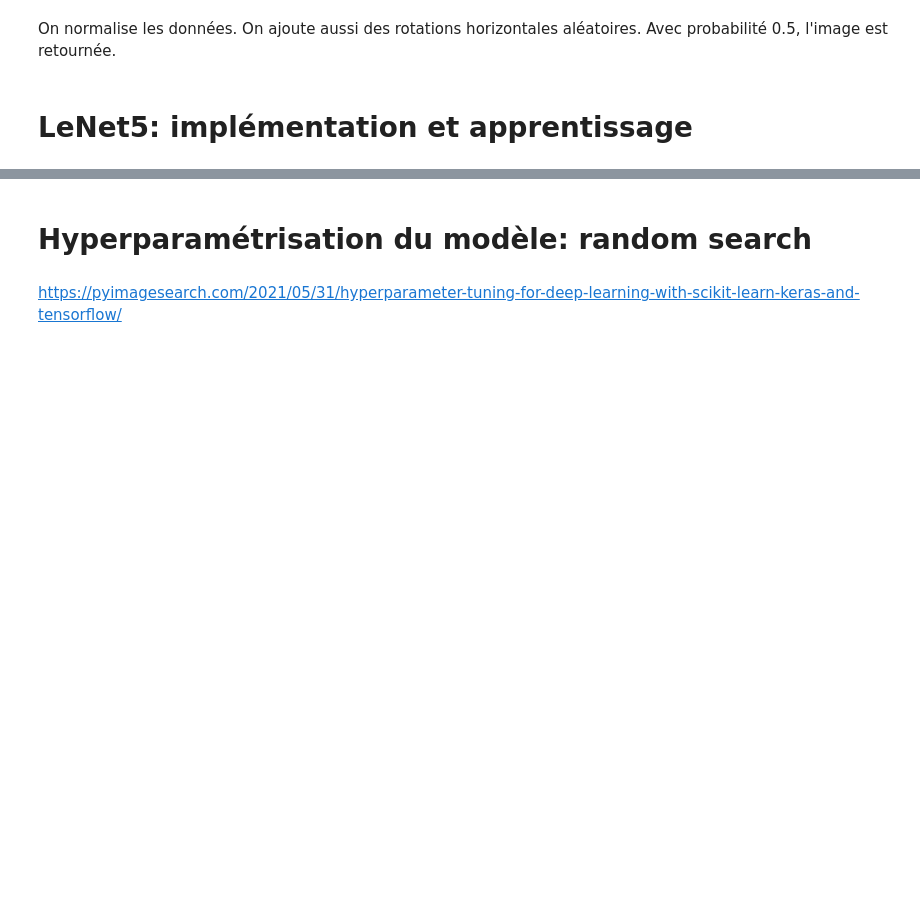
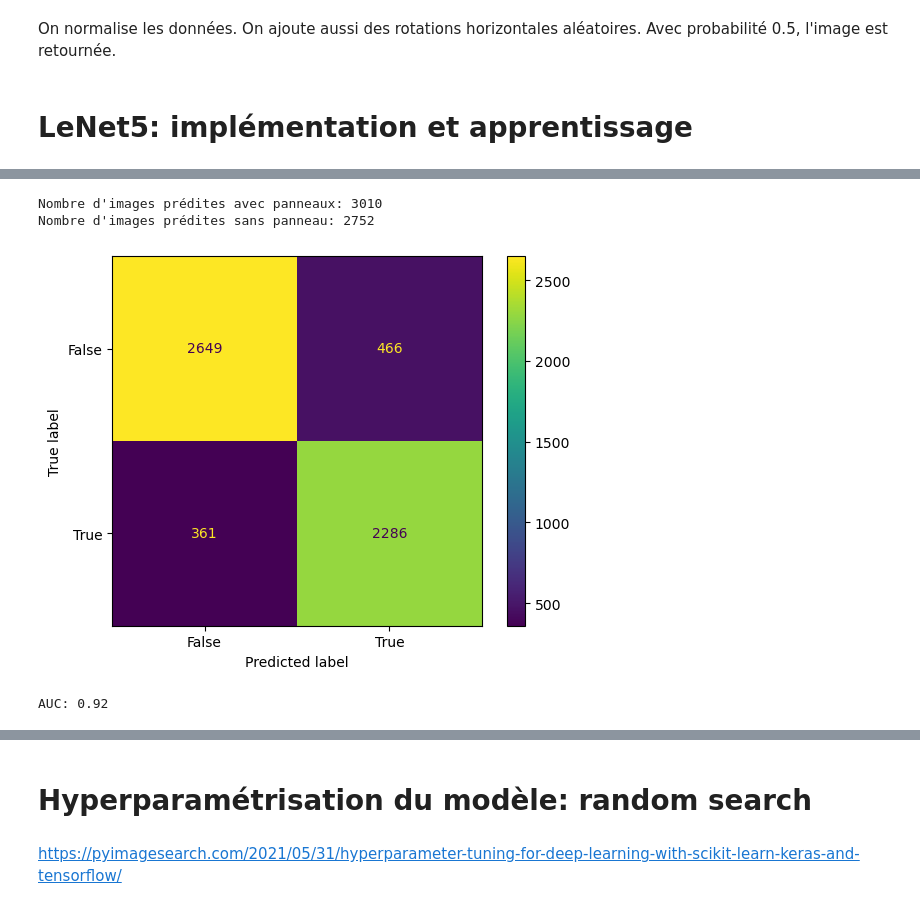
Before and after one commit to Basso42/DeepPVClassification, a Jupyter notebook: LeNET5 - Img Google.ipynb, the cells around one changed output, grey strips where cells are left out. Drawn from its saved outputs; the diff is of its cells as text; code cells hidden in the pictures; blank space fills up the shorter version.

```diff
--- a/LeNET5 - Img Google.ipynb
+++ b/LeNET5 - Img Google.ipynb
@@ -158,7 +158,7 @@ import tensorflow_addons as tfa
 
 loss_function_used = BinaryCrossentropy()
 
-def buildModel(learnRate=0.01, dropout=0.02):
+def buildModel(learnRate=0.01, dropout=0.2):
     model = keras.Sequential()
     # Layer 1 Conv2D
     model.add(layers.Conv2D(filters=6, kernel_size=(5, 5), strides=(1, 1), activation='tanh', input_shape=(28,28,3), padding="same"))
@@ -171,7 +171,7 @@ def buildModel(learnRate=0.01, dropout=0.02):
     model.add(layers.Flatten())
     model.add(layers.Dense(units=120, activation='tanh'))
     model.add(layers.Dense(units=84, activation='tanh'))
-    model.add(layers.Dense(units=2, activation=None))
+    model.add(layers.Dense(units=1, activation='sigmoid'))
     model.compile(optimizer='sgd',loss=tf.keras.losses.binary_crossentropy,metrics=["Accuracy", recall_m, precision_m, f1_m])
 
 
@@ -190,5 +190,5 @@ model_init=buildModel()
 model_init.fit(x=X_train_permute.numpy(), y=Y_train.numpy(),
 	validation_data=(X_test_permute.numpy(), Y_test.numpy()),
 	batch_size=8,
-	epochs=5)
+	epochs=3)
 # %% [output]
@@ -218,0 +215,3 @@ F1-score sur l'échantillon test: 0.885
+# %%
+prob_predict = model_init.predict(X_test_permute.numpy())
+y_pred = (np.squeeze(prob_predict) > 0.5).astype("int32")
@@ -218,0 +220,28 @@ F1-score sur l'échantillon test: 0.885
+# %%
+unique, counts = np.unique(y_pred, return_counts=True)
+res=dict(zip(unique, counts))
+print("Nombre d'images prédites avec panneaux: {}".format(res[1]))
+print("Nombre d'images prédites sans panneau: {}".format(res[0]))
+# %% [output]
+Nombre d'images prédites avec panneaux: 3010
+Nombre d'images prédites sans panneau: 2752
+# %%
+from sklearn.metrics import confusion_matrix, ConfusionMatrixDisplay
+
+r = confusion_matrix(Y_test, y_pred)
+r = np.flip(r)
+
+cm_display = ConfusionMatrixDisplay(confusion_matrix = r, display_labels = [False, True])
+cm_display.plot()
+plt.show()
+# %% [output]
+[figure, added]
+# %%
+from sklearn.metrics import roc_curve
+from sklearn.metrics import auc
+
+FPR, TPR, thresholds_keras = roc_curve(Y_test.numpy(), prob_predict)
+AUC = auc(FPR, TPR)
+print("AUC: {}".format(round(AUC, 2)))
+# %% [output]
+AUC: 0.92
```
Also changed, not shown: parts of 6 cells of this notebook.
